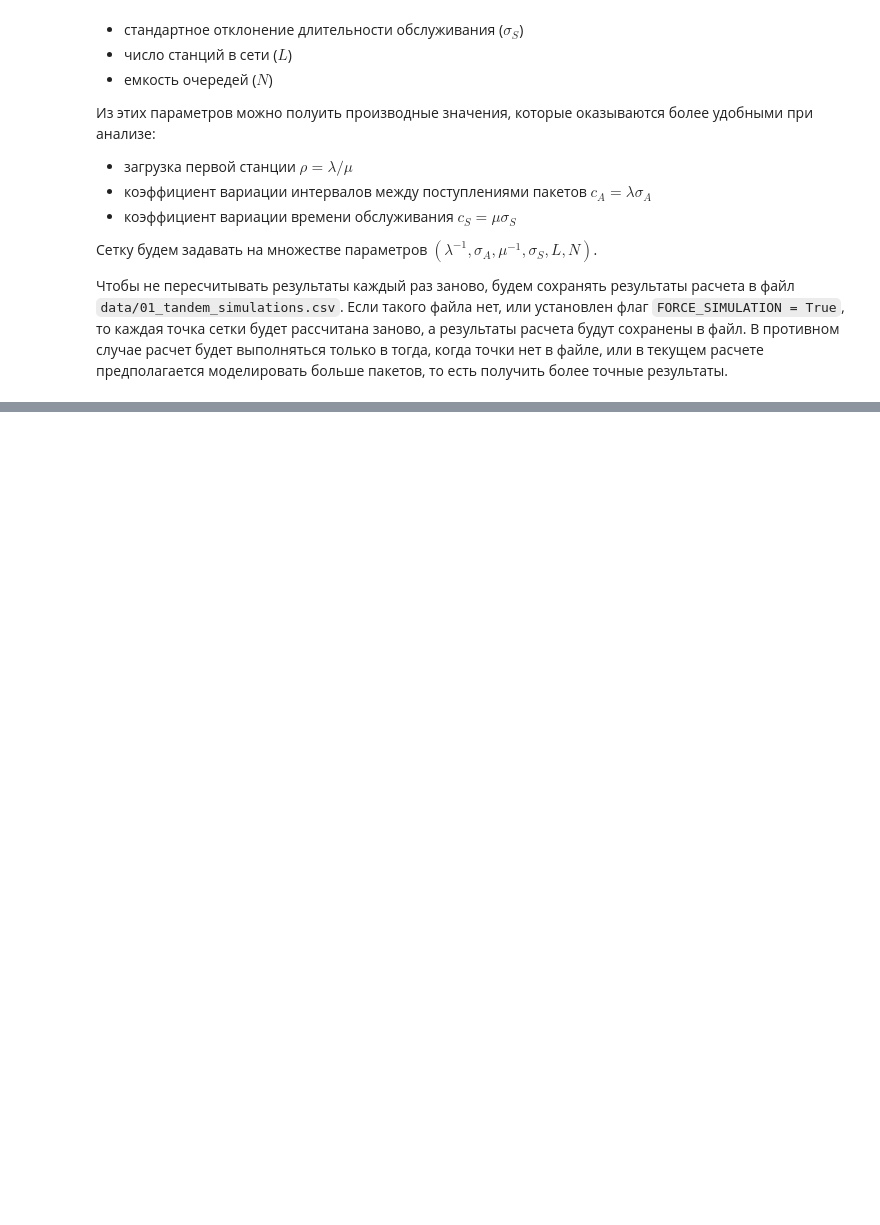
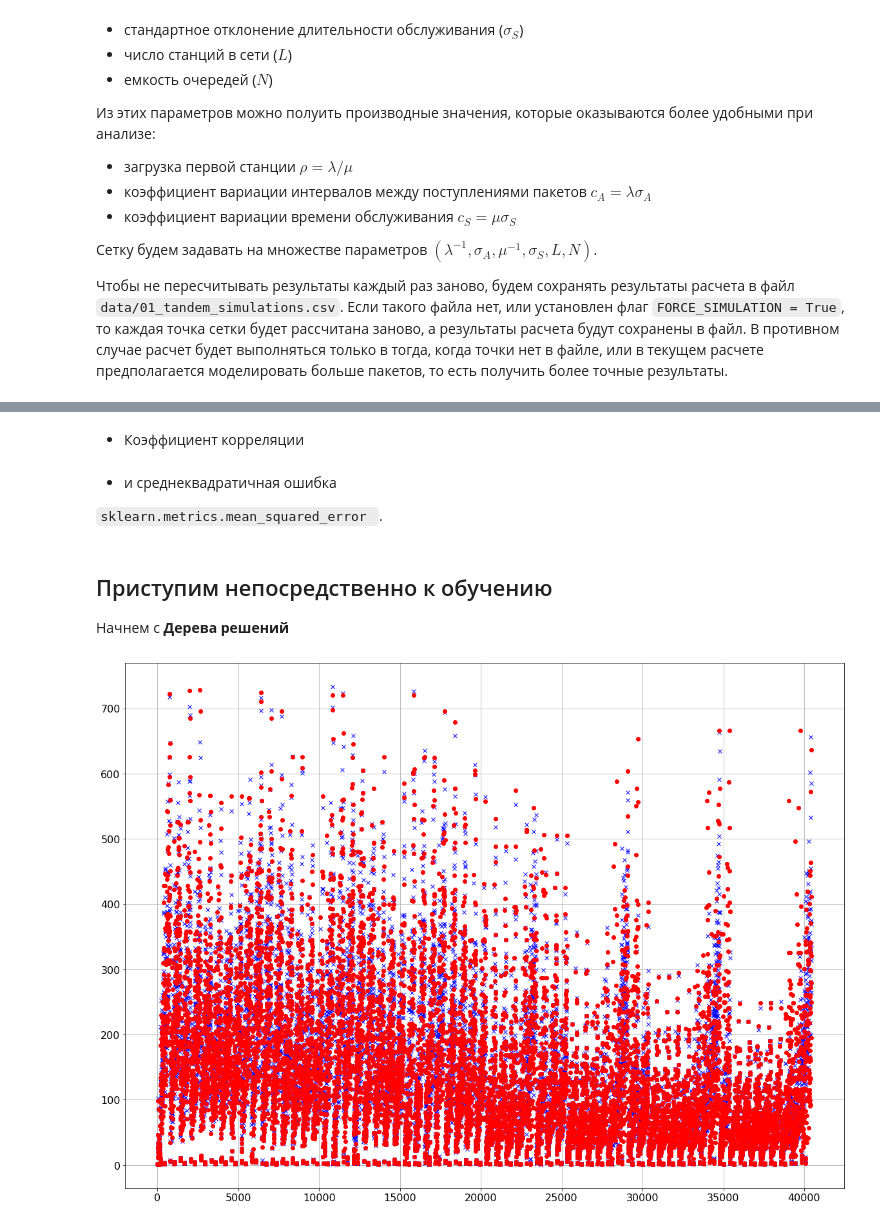
Before and after one commit to ipu69/pyqumo_old, a Jupyter notebook: experiments/1. Tandem networks performance with ML.ipynb, the cells around one changed output, grey strips where cells are left out. Drawn from its saved outputs; the diff is of its cells as text; code cells hidden in the pictures; blank space fills up the shorter version.

````diff
--- a/experiments/1. Tandem networks performance with ML.ipynb
+++ b/experiments/1. Tandem networks performance with ML.ipynb
@@ -261,0 +308,10 @@ KeyboardInterrupt:
+# %%
+simulation_data = pd.read_csv('data/01_tandem_simulation.csv')
+columns = [
+    'ArrAvg',
+    'ArrStd',
+    'SrvAvg',
+    'SrvStd',
+    'NetSize',
+    'Capacity']
+simulation_data
@@ -261,0 +334,7 @@ KeyboardInterrupt:
+# %%
+train_data, test_data, y_train, y_test = train_test_split(
+    simulation_data, simulation_data.loc[:, 'DelayAvg'],
+    test_size=0.33,
+    random_state=42)
+x_train = train_data.loc[:, columns]
+x_test = test_data.loc[:, columns]
@@ -261,0 +353,2 @@ KeyboardInterrupt:
+# %% [markdown]
+- Коэффициент корреляции
@@ -261,0 +363,20 @@ KeyboardInterrupt:
+# %% [markdown]
+- и среднеквадратичная ошибка
+
+```sklearn.metrics.mean_squared_error ```.
+# %% [markdown]
+## Приступим непосредственно к обучению
+
+Начнем с **Дерева решений**
+# %%
+tree = DecisionTreeRegressor(max_depth=36, splitter='best')
+tree.fit(x_train, y_train)
+tree_e2e_delay = tree.predict(x_test)
+# %%
+plt.subplots(figsize=(20, 15))
+x_index = list(y_test.index)
+plt.plot(x_index, y_test, 'xb')
+plt.plot(x_index, tree_e2e_delay, 'or')
+plt.grid()
+# %% [output]
+[figure, added]
````
Also changed, not shown: parts of 57 cells of this notebook, 2 other files.
